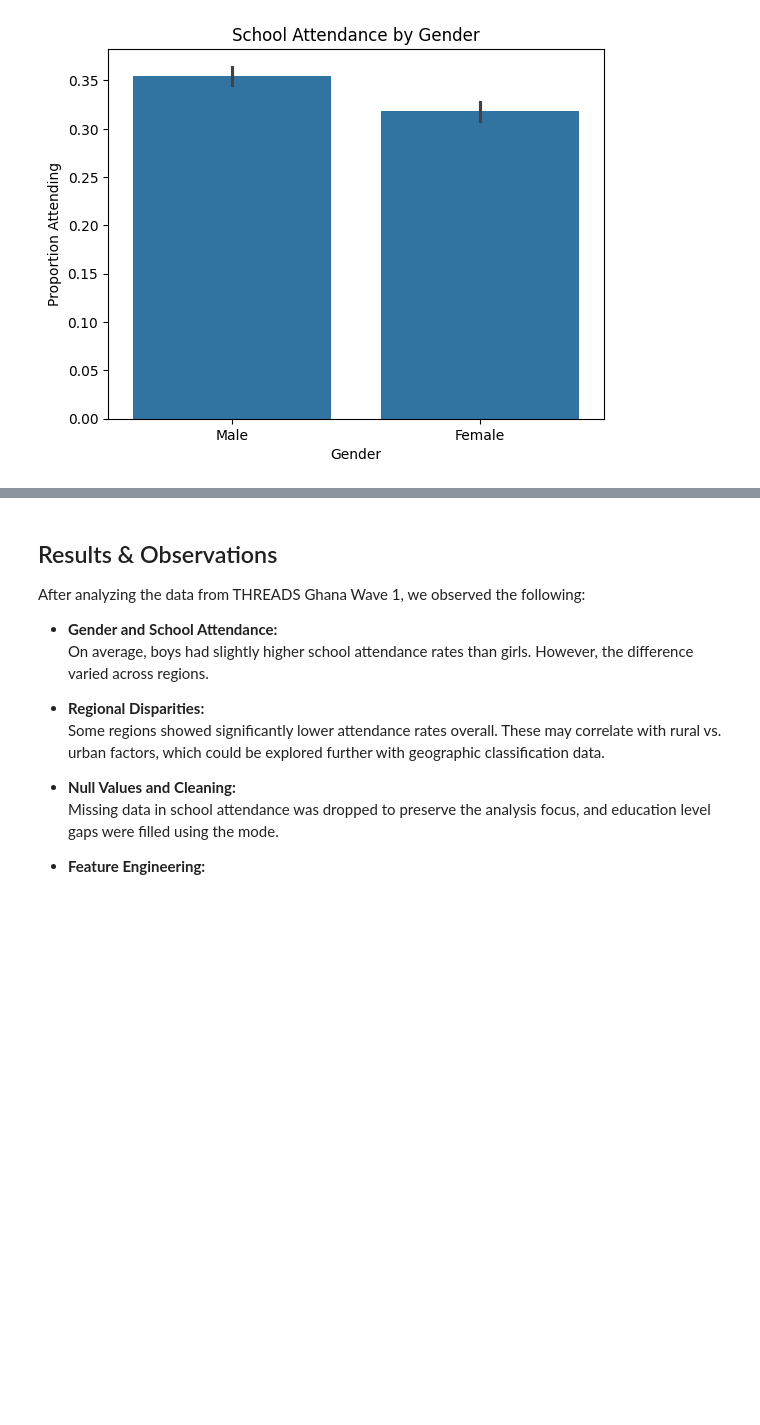
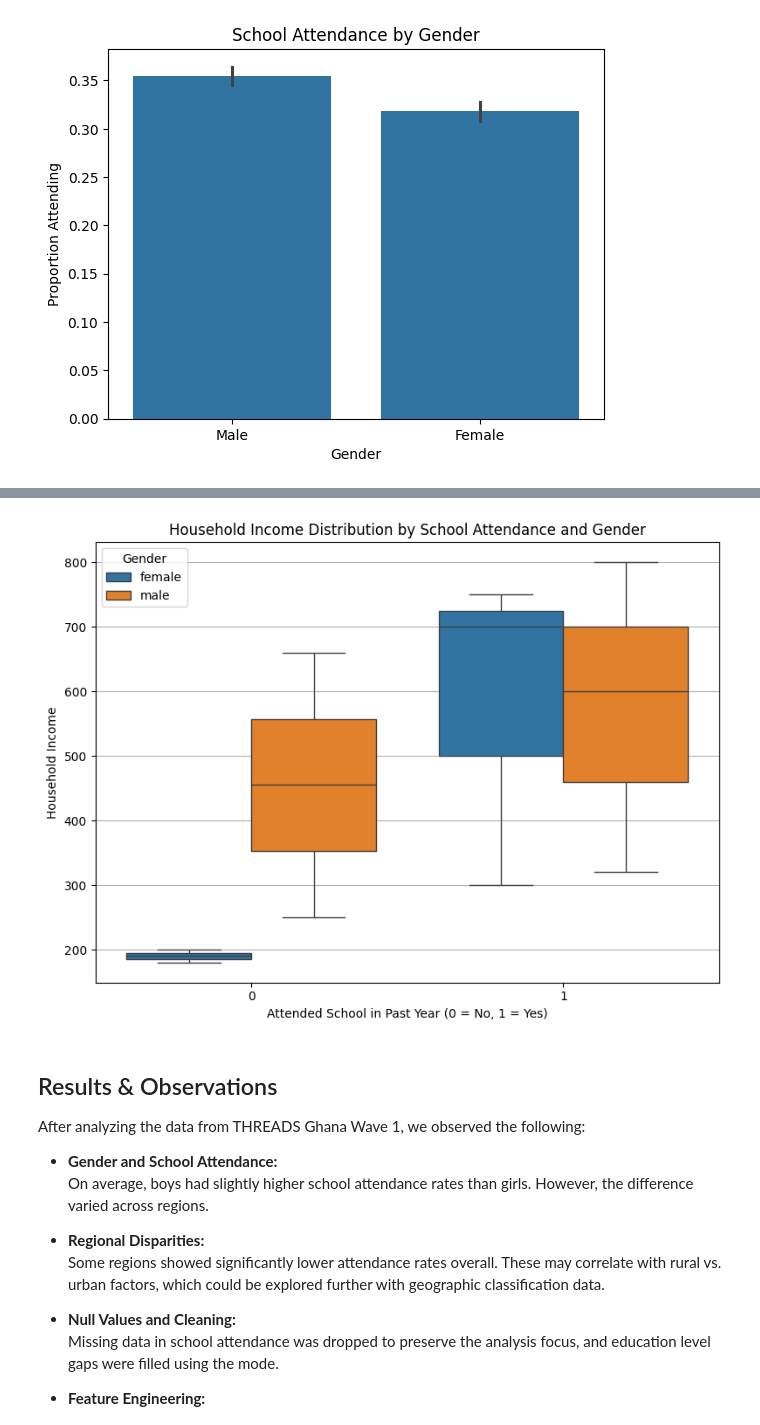
Before and after one commit to ZAFREEN09/HUDS-BOOTCAMP-2025, a Jupyter notebook: THREADS_Ghana.ipynb, the cells around one changed output, grey strips where cells are left out. Drawn from its saved outputs; the diff is of its cells as text; code cells hidden in the pictures; blank space fills up the shorter version.

```diff
--- a/THREADS_Ghana.ipynb
+++ b/THREADS_Ghana.ipynb
@@ -125,3 +152,16 @@ plt.show()
+# %%
+# Box Plot: Household Income by School Attendance and Gender
+plt.figure(figsize=(8, 6))
+sns.boxplot(data=df, x='attended_school_past_year', y='household_income', hue='gender')
+plt.title('Household Income Distribution by School Attendance and Gender')
+plt.xlabel('Attended School in Past Year (0 = No, 1 = Yes)')
+plt.ylabel('Household Income')
+plt.legend(title='Gender')
+plt.grid(axis='y')
+plt.tight_layout()
+plt.show()
+# %% [output]
+[figure, added]
 # %% [markdown]
 ## Results & Observations
 
```
Also changed, not shown: parts of 2 cells of this notebook.
